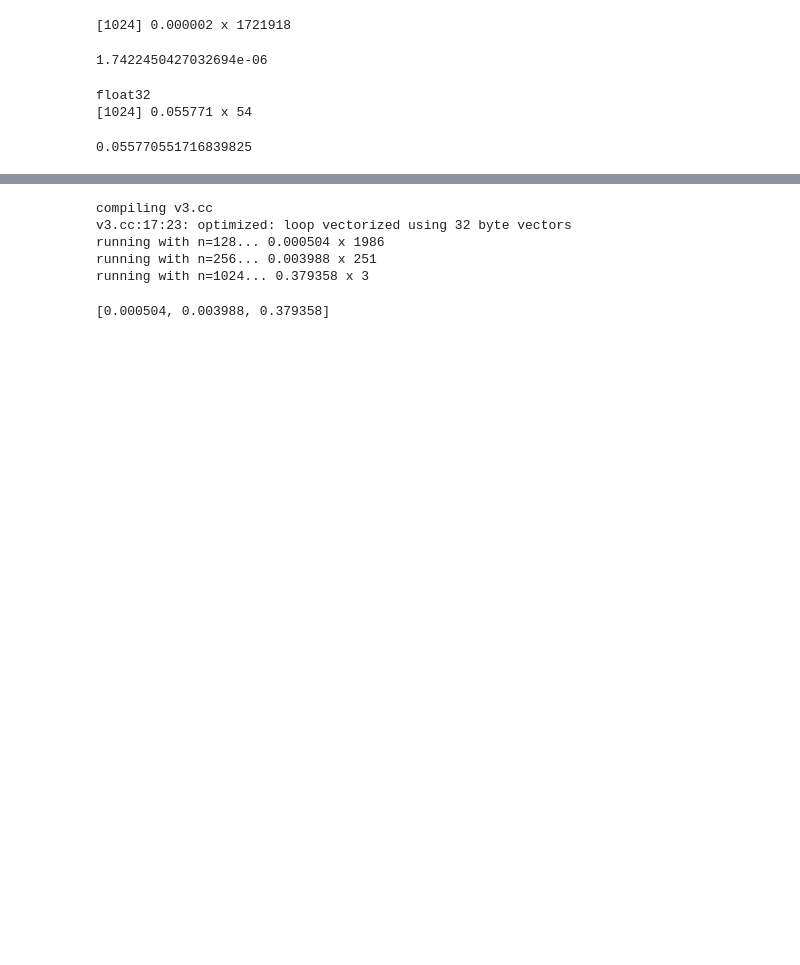
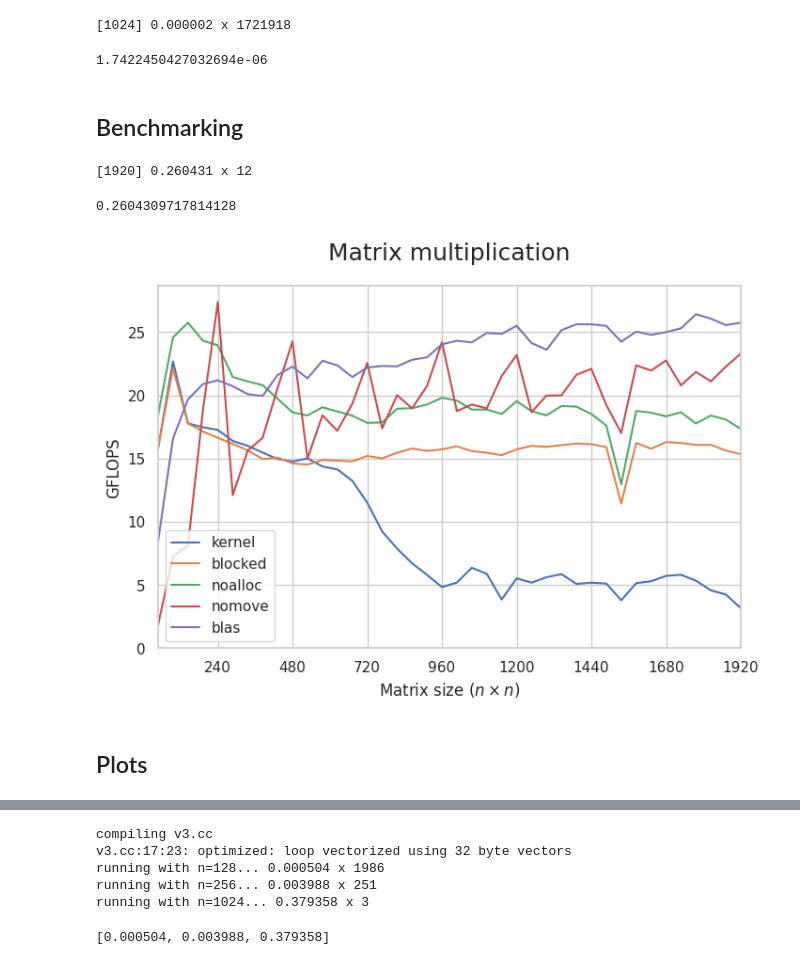
Before and after one commit to sslotin/amh-code, a Jupyter notebook: matmul/plot.ipynb, the cells around one changed output, grey strips where cells are left out. Saved outputs shown, nothing was run; the diff lists cells and outputs as text; code cells hidden in the pictures; blank space fills up the shorter version.

Commit message:
matmul plots

```diff
--- a/matmul/plot.ipynb
+++ b/matmul/plot.ipynb
@@ -8,8 +8,9 @@ os.environ["NUMEXPR_NUM_THREADS"] = "1" # export NUMEXPR_NUM_THREADS=6
 # %%
-import glob
 import time
 import numpy as np
 
 import matplotlib.pyplot as plt
 import seaborn as sns
-sns.set()
+
+sns.reset_defaults()
+sns.set_theme(style='whitegrid')
@@ -67,6 +70,8 @@ torchmul(1024, 3)
 # %% [output]
 [1024] 0.000002 x 1721918
 1.7422450427032694e-06
+# %% [markdown]
+## Benchmarking
 # %%
 def matmul(n, testing_duration=1):
     a = np.random.rand(n, n).astype('float32')
@@ -80,11 +85,10 @@ def matmul(n, testing_duration=1):
     print(f'[{n}] {duration:6f} x {cnt}')
     return duration
 
-matmul(1024, 3)
+matmul(1920, 3)
 # %% [output]
-float32
-[1024] 0.055771 x 54
+[1920] 0.260431 x 12
-0.055770551716839825
+0.2604309717814128
 # %%
 def run(binary, n, duration):
     print(f"running with n={n}... ", end="")
@@ -99 +103,63 @@ def benchmark(source, ns, duration=1):
     return [run(binary, n, duration) for n in ns]
+# %%
+def gflops(l):
+    return [n**3 / t / 10 ** 9 for t, n in zip(l, ns)]
+
+
+def plot(lines, path=None):
+    for name, desc in lines:
+        plt.plot(ns, gflops(results[name]), label=desc)
+
+    #plt.xscale('log', base=2)
+    plt.xticks([48 * k for k in range(5, 41, 5)])
+    plt.xlabel('Matrix size ($n \\times n$)')
+
+    plt.ylabel('GFLOPS')
+    plt.ylim(bottom=0)
+
+    plt.title("Matrix multiplication", fontsize=18, pad=20)
+
+    if len(lines) >= 2:
+        plt.legend(loc='best')
+
+    plt.margins(0)
+
+    fig = plt.gcf()
+    fig.set_size_inches(8, 5)
+
+    if path:
+        fig.savefig(path)
+
+    plt.show()
+
+"""
+results = {
+    'baseline': baseline_smallpages,
+    'hugepages': baseline,
+    'transposed': transposed,
+    'autovec': autovec,
+    'vectorized': vectorized,
+    'kernel': kernel,
+    'blocked': blocked,
+    'noalloc': noalloc,
+    'nomove': nomove,
+    'blas': blas
+}
+"""
+
+plot([
+    #('baseline', 'baseline', None),
+    #('hugepages', 'hugepages', None),
+    #('transposed', 'transposed', None),
+
+    #('autovec', 'auto-vectorized', None),
+    #('vectorized', 'manually vectorized', None),
+
+    ('kernel', 'kernel'),
+    ('blocked', 'blocked'),
+    ('noalloc', 'noalloc'),
+    ('nomove', 'nomove'),
+    ('blas', 'blas')
+])
+# %% [output]
+[figure, added]
@@ -99,0 +182,2 @@ def benchmark(source, ns, duration=1):
+# %% [markdown]
+## Plots
```
Also changed, not shown: parts of 52 cells of this notebook, 3 other files.
